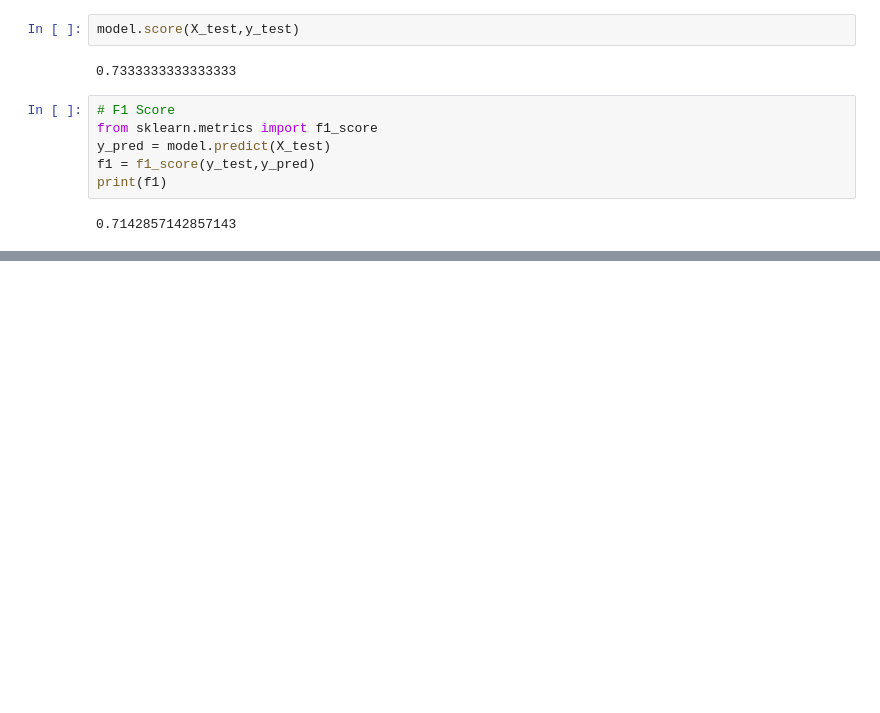
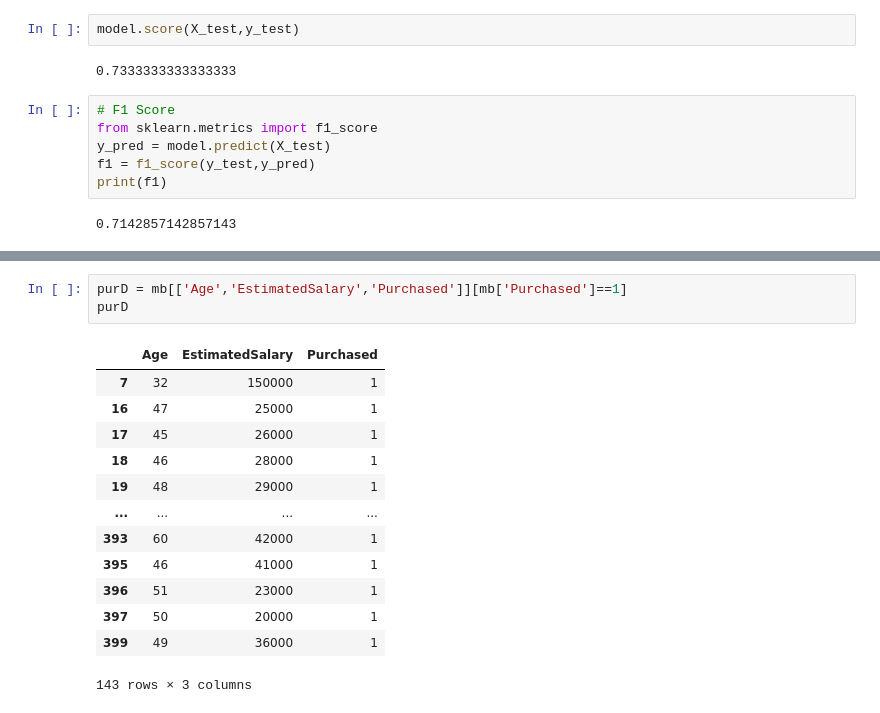
Before and after one commit to raghu24k/ML-Practical, a Jupyter notebook: practice.ipynb, the cells around one changed output, grey strips where cells are left out. Drawn from its saved outputs; the diff is of its cells as text; blank space fills up the shorter version.

```diff
--- a/practice.ipynb
+++ b/practice.ipynb
@@ -219,0 +250,17 @@ print(f1)
+# %%
+purD = mb[['Age','EstimatedSalary','Purchased']][mb['Purchased']==1]
+purD
+# %% [output]
+|  | Age | EstimatedSalary | Purchased |
+| 7 | 32 | 150000 | 1 |
+| 16 | 47 | 25000 | 1 |
+| 17 | 45 | 26000 | 1 |
+| 18 | 46 | 28000 | 1 |
+| 19 | 48 | 29000 | 1 |
+| ... | ... | ... | ... |
+| 393 | 60 | 42000 | 1 |
+| 395 | 46 | 41000 | 1 |
+| 396 | 51 | 23000 | 1 |
+| 397 | 50 | 20000 | 1 |
+| 399 | 49 | 36000 | 1 |
+143 rows × 3 columns
```
Also changed, not shown: parts of 16 cells of this notebook, 1 other file.
